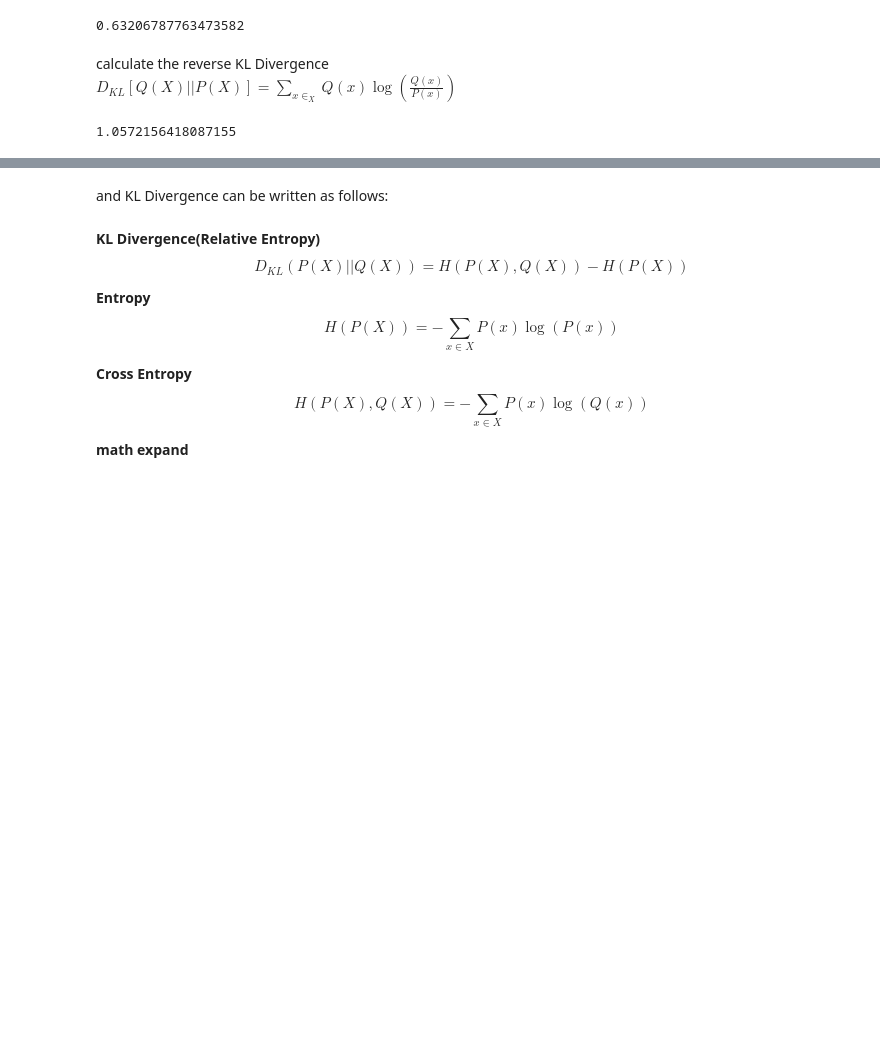
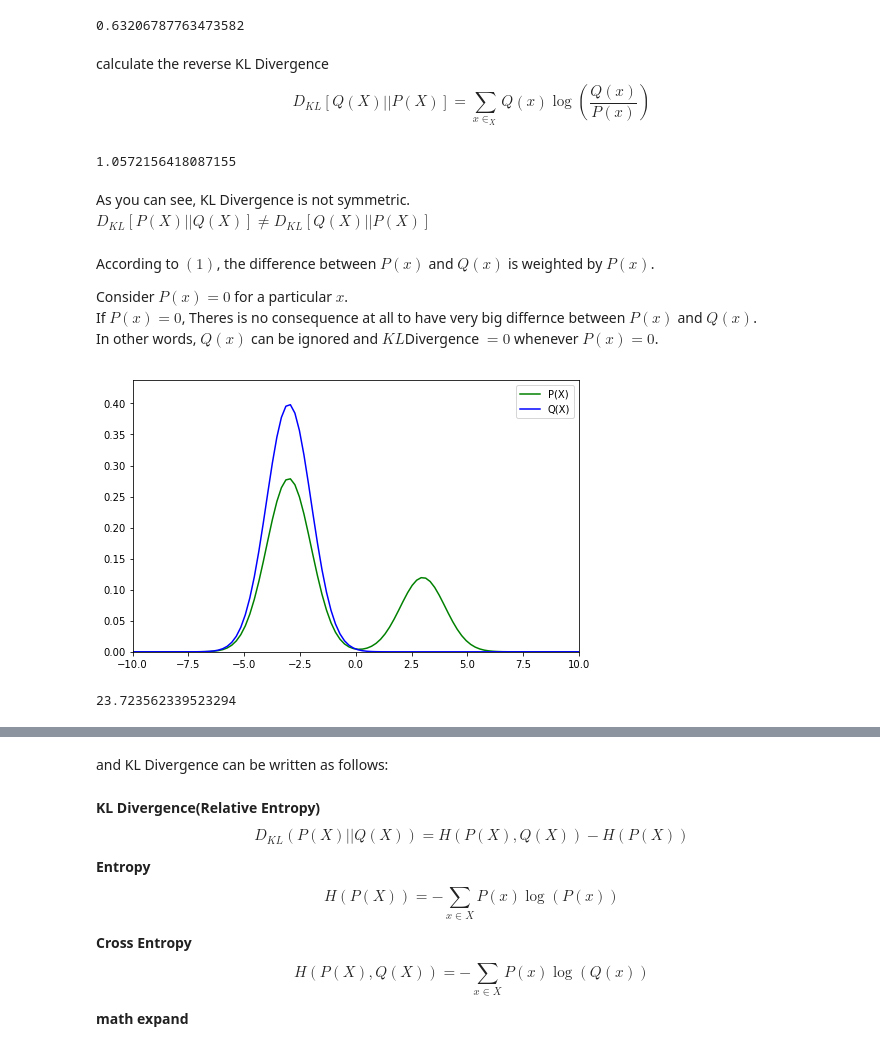
Before and after one commit to kouml/ml_examples, a Jupyter notebook: jupyter_examples/KL divergence.ipynb, the cells around one changed output, grey strips where cells are left out. Cells and saved outputs as stored; diff of their text form; code cells hidden in the pictures; blank space fills up the shorter version.

Commit message:
revise KL divergence

```diff
--- a/jupyter_examples/KL divergence.ipynb
+++ b/jupyter_examples/KL divergence.ipynb
@@ -23,6 +25,9 @@ $$
 for random all variable $x \in X$
 KL Divergence calculates the weighted average on the difference between $P(X)$ and $Q(X)$ at $x$.
 # %%
+def gaussian(mu, sigma):
+    return (1/np.sqrt(2*np.pi*sigma**2))*np.exp(-0.5*(x-mu)**2/sigma**2)
+
 mu = 0
 sigma_p = 2
 sigma_q = 3
@@ -31,8 +36,8 @@ min_x = -10
 max_x = 10
 x = np.linspace(min_x, max_x, 100)
 
-P_x = (1/np.sqrt(2*np.pi*sigma_p**2))*np.exp(-0.5*(x-mu)**2/sigma_p**2)
-Q_x = (1/np.sqrt(2*np.pi*sigma_q**2))*np.exp(-0.5*(x-mu)**2/sigma_q**2)
+P_x = gaussian(mu, sigma_p)
+Q_x = gaussian(mu, sigma_q)
 
 plt.figure(figsize=(8, 5))
 plt.xlim(min_x, max_x)
@@ -54,9 +61,48 @@ KL
 0.63206787763473582
 # %% [markdown]
 calculate the reverse KL Divergence
-$ D_{KL}[Q(X)||P(X)] = \sum_{x \in_{X} } Q(x) \log (\frac{Q(x)}{P(x)}) $
+$$ D_{KL}[Q(X)||P(X)] = \sum_{x \in_{X} } Q(x) \log (\frac{Q(x)}{P(x)}) \tag{2} $$
 # %%
 KL_r = np.sum(Q_x * (np.log(Q_x/P_x)))
 KL_r
 # %% [output]
 1.0572156418087155
+# %% [markdown]
+As you can see, KL Divergence is not symmetric.
+$ D_{KL}[P(X)||Q(X)] \neq D_{KL}[Q(X)||P(X)] $
+# %% [markdown]
+According to $(1)$, the difference between $P(x)$ and $Q(x)$ is weighted by $P(x)$.
+
+Consider $P(x) = 0$ for a particular $x$.
+If $P(x) = 0$, Theres is no consequence at all to have very big differnce between $P(x)$ and $Q(x)$.
+In other words, $Q(x)$ can be ignored and $KL $Divergence $= 0$  whenever $P(x) = 0$.
+# %%
+mu_p = -3
+sigma_p = 1
+mu_q1 = 3
+mu_q2 = -3
+sigma_q1 = 1
+sigma_q2 = 1
+
+min_x = -10
+max_x = 10
+x = np.linspace(min_x, max_x, 100)
+
+P_x = 0.3 * gaussian(mu_q1, sigma_q1) + 0.7 * gaussian(mu_q2, sigma_q2)
+Q_x = gaussian(mu_p, sigma_p)
+
+plt.figure(figsize=(8, 5))
+plt.xlim(min_x, max_x)
+plt.ylim(0 , max(Q_x)*1.1)
+plt.plot(x, P_x, color='green', label='P(X)')
+plt.plot(x, Q_x, color='blue', label='Q(X)')
+
+plt.legend(loc='best')
+plt.show()
+# %% [output]
+[figure, added]
+# %%
+KL = np.sum(P_x * (np.log(P_x/Q_x)))
+KL
+# %% [output]
+23.723562339523294
```
Also changed, not shown: parts of 6 cells of this notebook.
